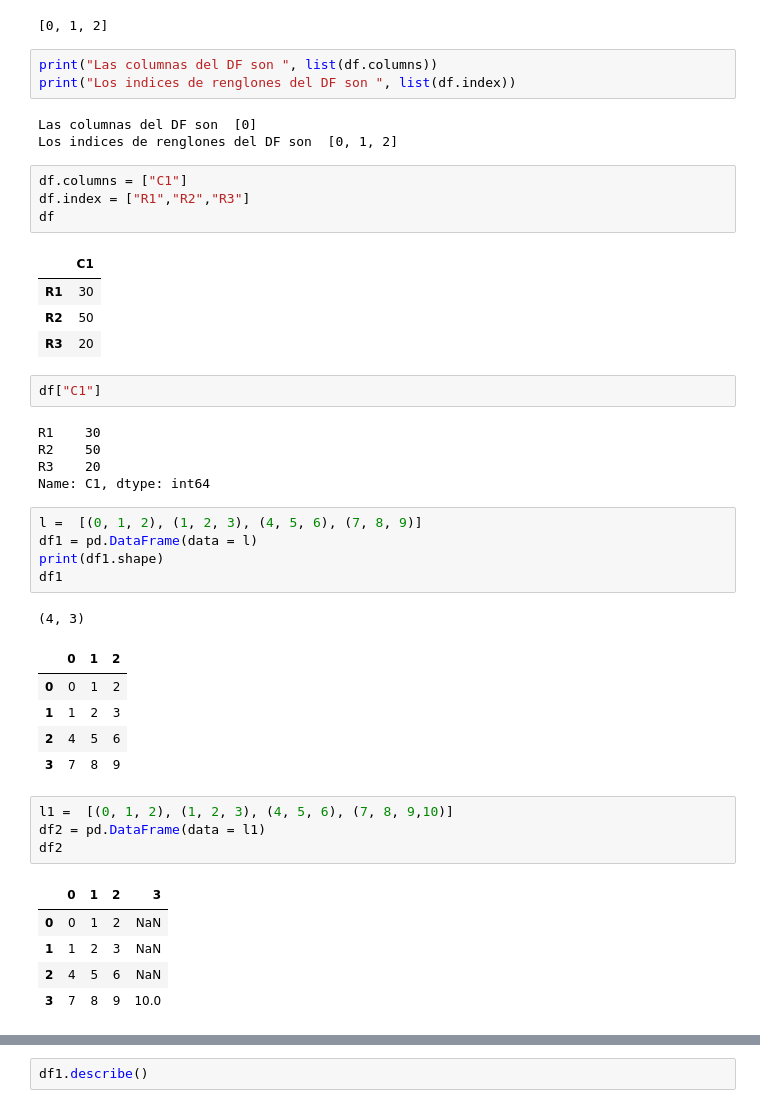
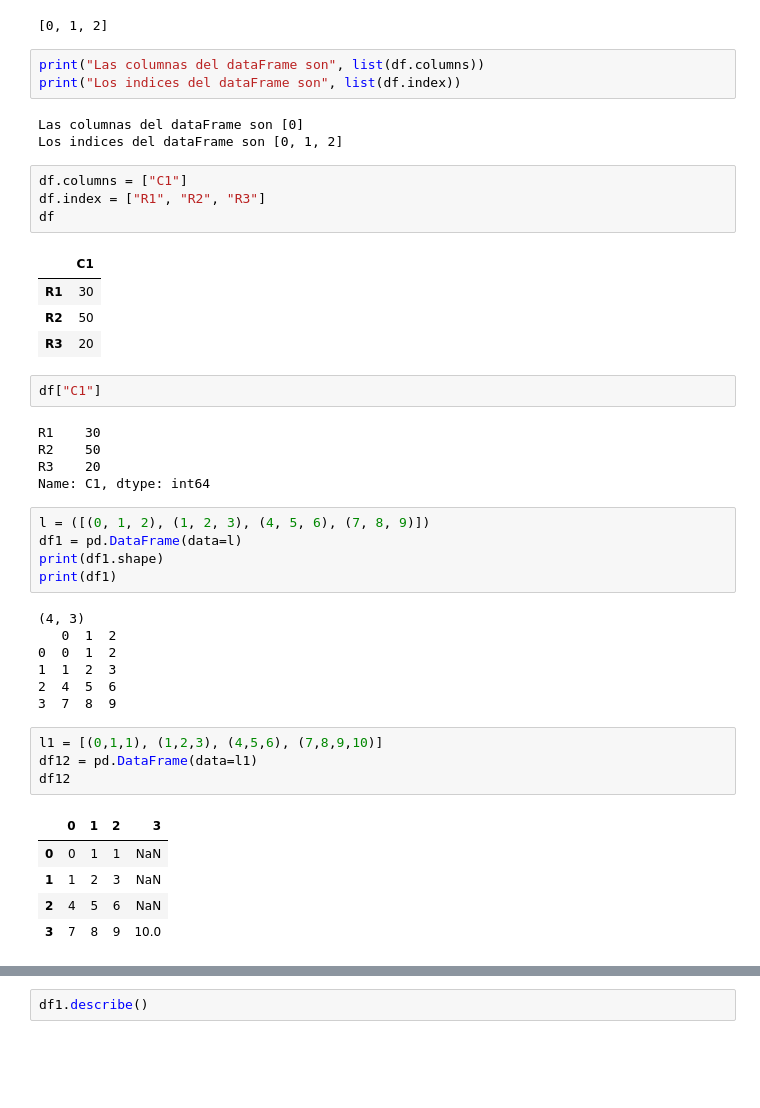
Before and after one commit to JesusCCC/InterPython, a Jupyter notebook: Pre_LiPython/Sesion1.ipynb, the cells around one changed output, grey strips where cells are left out. Cells and saved outputs as stored; diff of their text form; blank space fills up the shorter version.

```diff
--- a/Pre_LiPython/Sesion1.ipynb
+++ b/Pre_LiPython/Sesion1.ipynb
@@ -111,14 +123,14 @@ list(df.index)
 # %% [output]
 [0, 1, 2]
 # %%
-print("Las columnas del DF son ", list(df.columns))
-print("Los indices de renglones del DF son ", list(df.index))
+print("Las columnas del dataFrame son", list(df.columns))
+print("Los indices del dataFrame son", list(df.index))
 # %% [output]
-Las columnas del DF son  [0]
-Los indices de renglones del DF son  [0, 1, 2]
+Las columnas del dataFrame son [0]
+Los indices del dataFrame son [0, 1, 2]
 # %%
 df.columns = ["C1"]
-df.index = ["R1","R2","R3"]
+df.index = ["R1", "R2", "R3"]
 df
 # %% [output]
 |  | C1 |
@@ -133,24 +145,24 @@ R2    50
 R3    20
 Name: C1, dtype: int64
 # %%
-l =  [(0, 1, 2), (1, 2, 3), (4, 5, 6), (7, 8, 9)]
-df1 = pd.DataFrame(data = l)
+l = ([(0, 1, 2), (1, 2, 3), (4, 5, 6), (7, 8, 9)])
+df1 = pd.DataFrame(data=l)
 print(df1.shape)
-df1
+print(df1)
 # %% [output]
 (4, 3)
+   0  1  2
+0  0  1  2
+1  1  2  3
+2  4  5  6
+3  7  8  9
-|  | 0 | 1 | 2 |
-| 0 | 0 | 1 | 2 |
-| 1 | 1 | 2 | 3 |
-| 2 | 4 | 5 | 6 |
-| 3 | 7 | 8 | 9 |
 # %%
-l1 =  [(0, 1, 2), (1, 2, 3), (4, 5, 6), (7, 8, 9,10)]
-df2 = pd.DataFrame(data = l1)
-df2
+l1 = [(0,1,1), (1,2,3), (4,5,6), (7,8,9,10)]
+df12 = pd.DataFrame(data=l1)
+df12
 # %% [output]
 |  | 0 | 1 | 2 | 3 |
-| 0 | 0 | 1 | 2 | NaN |
+| 0 | 0 | 1 | 1 | NaN |
 | 1 | 1 | 2 | 3 | NaN |
 | 2 | 4 | 5 | 6 | NaN |
 | 3 | 7 | 8 | 9 | 10.0 |
```
Also changed, not shown: parts of 49 cells of this notebook.
